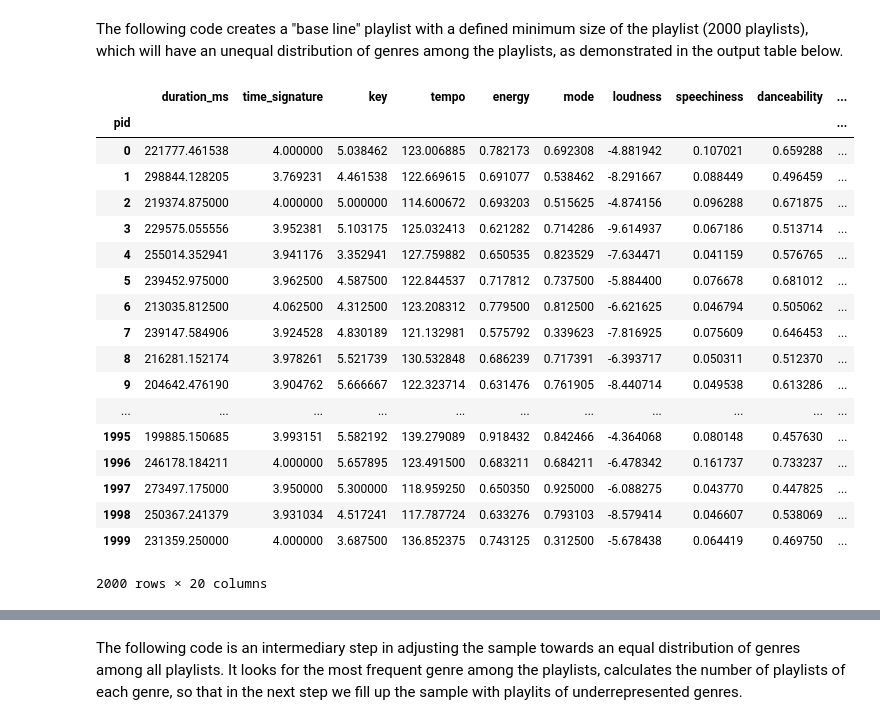
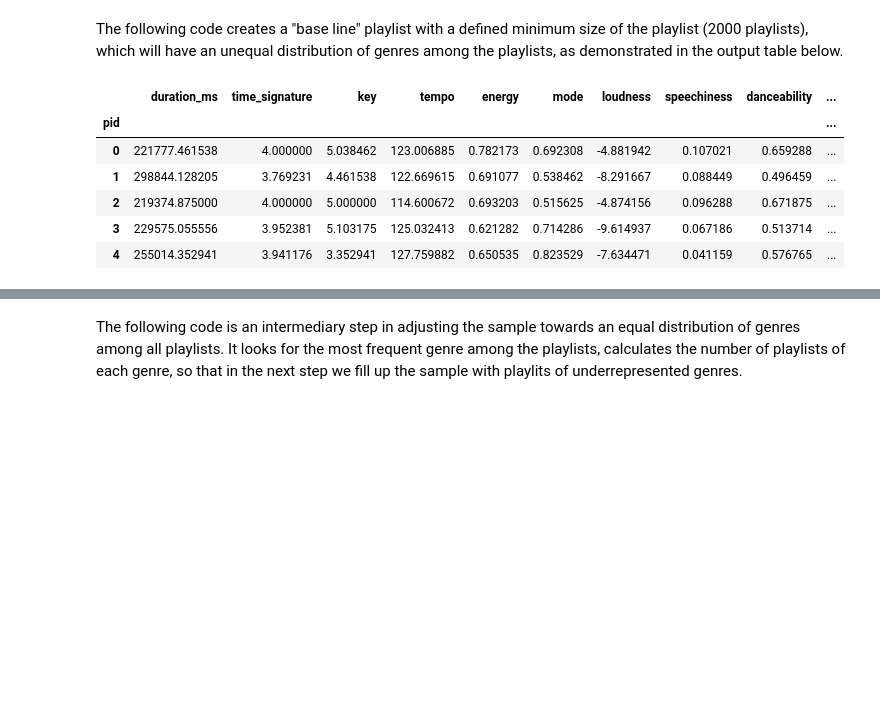
Before and after one commit to YaldaAmini/DS_Project_group54, a Jupyter notebook: notebooks/Sampling_v01.ipynb, the cells around one changed output, grey strips where cells are left out. Drawn from its saved outputs; the diff is of its cells as text; code cells hidden in the pictures; blank space fills up the shorter version.

```diff
--- a/notebooks/Sampling_v01.ipynb
+++ b/notebooks/Sampling_v01.ipynb
@@ -38,7 +38,7 @@ import spotipy.util as util
 # %% [markdown]
 Then we read the json files provided from the the Million Playlist Dataset (explained in the Description of Data):
 # %%
-path = "../data"
+path = "data"
 
 file_names = ["mpd.slice.0-999", "mpd.slice.1000-1999", "mpd.slice.2000-2999", "mpd.slice.3000-3999", "mpd.slice.4000-4999", "mpd.slice.5000-5999", "mpd.slice.6000-6999", "mpd.slice.7000-7999", "mpd.slice.8000-8999", "mpd.slice.9000-9999","mpd.slice.10000-10999", "mpd.slice.11000-11999", "mpd.slice.12000-12999", "mpd.slice.13000-13999", "mpd.slice.14000-14999"]
 plylist = []
@@ -476,43 +418,34 @@ def playlist_genre_generator (df, first_row):
 The following code creates a "base line" playlist with a defined minimum size of the playlist (2000 playlists), which will have an unequal distribution of genres among the playlists, as demonstrated in the output table below.
 # %%
 ### creating base_line data frame
+
+import warnings
+warnings.filterwarnings('ignore')
 
 n_playlist = 2000
 # get uri for tracks and artists of playlist selected of size N (usually 100)
 pid_t, track_uri = feature_list_func(plylist, feature = 'track_uri', n_playlist = n_playlist, first_pid = 0)
 pid_a, artist_uri = feature_list_func(plylist, feature = 'artist_uri', n_playlist = n_playlist, first_pid = 0)
 
 t_features, a_features = get_all_features(track_uri, artist_uri, sp)
 
 #create dataframe of songs
 songs_df = create_song_df(t_features, a_features, pid_t)
 songs_df_new = genre_generator(songs_df)
 temp = songs_df_new.copy()
 column_names_temp = songs_df_new.columns.values[18:-1]
 temp = temp.drop(column_names_temp,axis=1)
 songs_encoded = pd.get_dummies(temp,columns = ['genre'],drop_first=False)
 
 #create dataframe of playlists
 playlists_collapsed = collapse_pid(songs_encoded)
 genre_classified_playlists = playlist_genre_generator (playlists_collapsed, first_row = 0)
-genre_classified_playlists
+genre_classified_playlists.head()
 # %% [output]
 |  | duration_ms | time_signature | key | tempo | energy | mode | loudness | speechiness | danceability | ... |
 | pid |  |  |  |  |  |  |  |  |  | ... |
 | 0 | 221777.461538 | 4.000000 | 5.038462 | 123.006885 | 0.782173 | 0.692308 | -4.881942 | 0.107021 | 0.659288 | ... |
 | 1 | 298844.128205 | 3.769231 | 4.461538 | 122.669615 | 0.691077 | 0.538462 | -8.291667 | 0.088449 | 0.496459 | ... |
 | 2 | 219374.875000 | 4.000000 | 5.000000 | 114.600672 | 0.693203 | 0.515625 | -4.874156 | 0.096288 | 0.671875 | ... |
 | 3 | 229575.055556 | 3.952381 | 5.103175 | 125.032413 | 0.621282 | 0.714286 | -9.614937 | 0.067186 | 0.513714 | ... |
 | 4 | 255014.352941 | 3.941176 | 3.352941 | 127.759882 | 0.650535 | 0.823529 | -7.634471 | 0.041159 | 0.576765 | ... |
-| 5 | 239452.975000 | 3.962500 | 4.587500 | 122.844537 | 0.717812 | 0.737500 | -5.884400 | 0.076678 | 0.681012 | ... |
-| 6 | 213035.812500 | 4.062500 | 4.312500 | 123.208312 | 0.779500 | 0.812500 | -6.621625 | 0.046794 | 0.505062 | ... |
-| 7 | 239147.584906 | 3.924528 | 4.830189 | 121.132981 | 0.575792 | 0.339623 | -7.816925 | 0.075609 | 0.646453 | ... |
-| 8 | 216281.152174 | 3.978261 | 5.521739 | 130.532848 | 0.686239 | 0.717391 | -6.393717 | 0.050311 | 0.512370 | ... |
-| 9 | 204642.476190 | 3.904762 | 5.666667 | 122.323714 | 0.631476 | 0.761905 | -8.440714 | 0.049538 | 0.613286 | ... |
-| ... | ... | ... | ... | ... | ... | ... | ... | ... | ... | ... |
-| 1995 | 199885.150685 | 3.993151 | 5.582192 | 139.279089 | 0.918432 | 0.842466 | -4.364068 | 0.080148 | 0.457630 | ... |
-| 1996 | 246178.184211 | 4.000000 | 5.657895 | 123.491500 | 0.683211 | 0.684211 | -6.478342 | 0.161737 | 0.733237 | ... |
-| 1997 | 273497.175000 | 3.950000 | 5.300000 | 118.959250 | 0.650350 | 0.925000 | -6.088275 | 0.043770 | 0.447825 | ... |
-| 1998 | 250367.241379 | 3.931034 | 4.517241 | 117.787724 | 0.633276 | 0.793103 | -8.579414 | 0.046607 | 0.538069 | ... |
-| 1999 | 231359.250000 | 4.000000 | 3.687500 | 136.852375 | 0.743125 | 0.312500 | -5.678438 | 0.064419 | 0.469750 | ... |
-2000 rows × 20 columns
```
Also changed, not shown: parts of 19 cells of this notebook, 2 other files.
